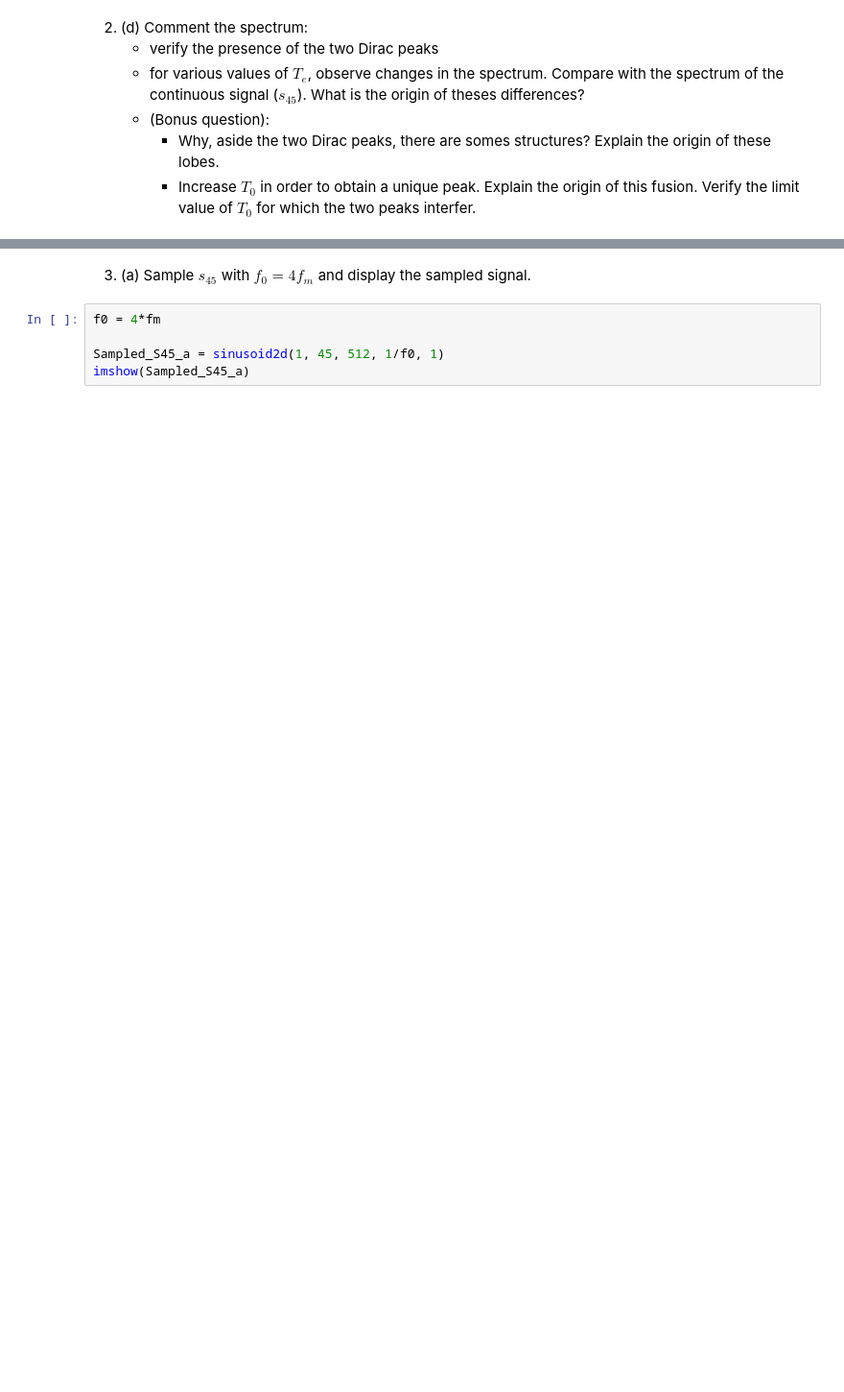
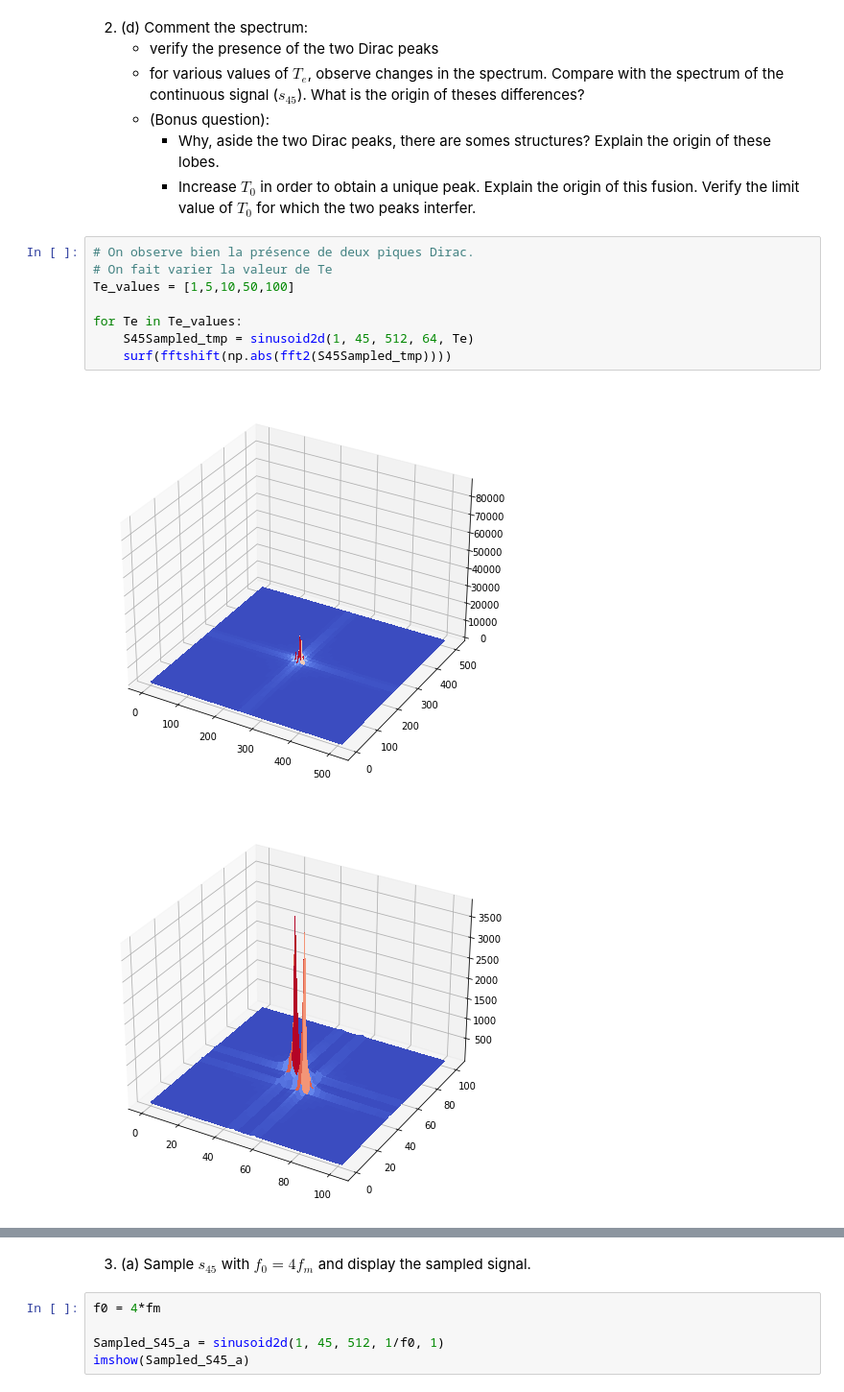
Before and after one commit to LUKALAVAL/BIMA, a Jupyter notebook: TME3/TME3.ipynb, the cells around one changed output, grey strips where cells are left out. Shown at 96% size. Saved outputs shown, nothing was run; the diff lists cells and outputs as text; blank space fills up the shorter version.

```diff
--- a/TME3/TME3.ipynb
+++ b/TME3/TME3.ipynb
@@ -121,3 +120,14 @@ surf(FT_S45)
     - (Bonus question):
         - Why, aside the two Dirac peaks, there are somes structures? Explain the origin of these lobes.
         - Increase $T_0$ in order to obtain a unique peak. Explain the origin of this fusion. Verify the limit value of $T_0$ for which the two peaks interfer.
+# %%
+# On observe bien la présence de deux piques Dirac.
+# On fait varier la valeur de Te
+Te_values = [1,5,10,50,100]
+
+for Te in Te_values:
+    S45Sampled_tmp = sinusoid2d(1, 45, 512, 64, Te)
+    surf(fftshift(np.abs(fft2(S45Sampled_tmp))))
+# %% [output]
+[figure, added]
+[figure, added]
```
Also changed, not shown: parts of 17 cells of this notebook.
